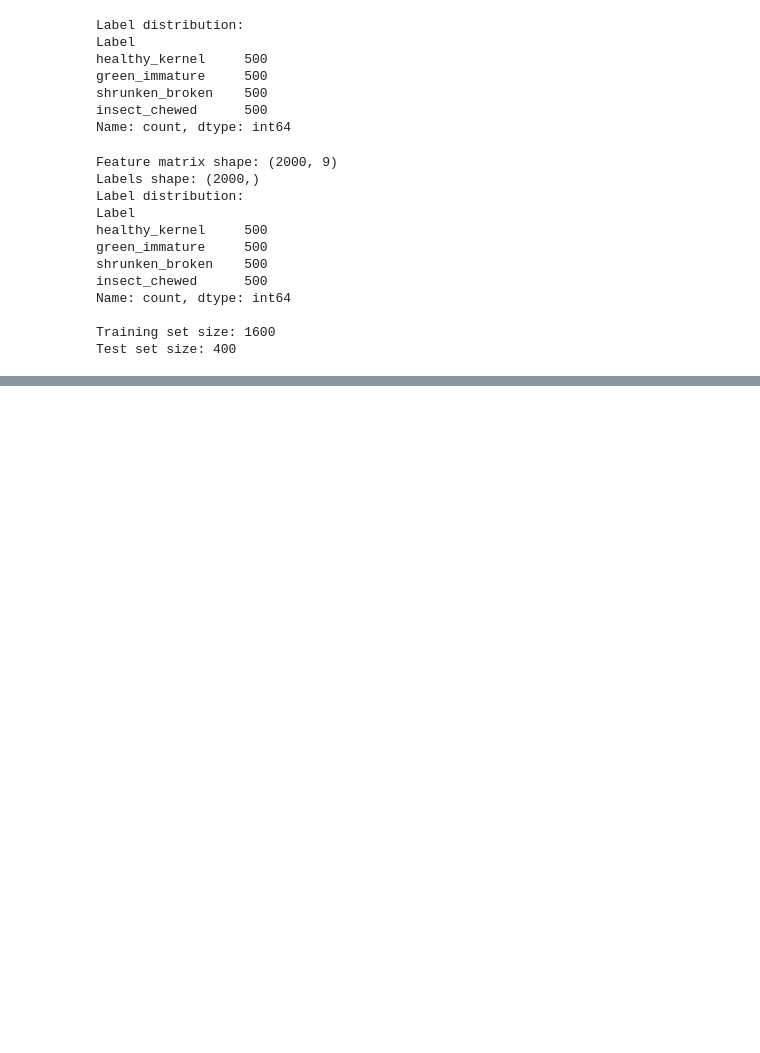
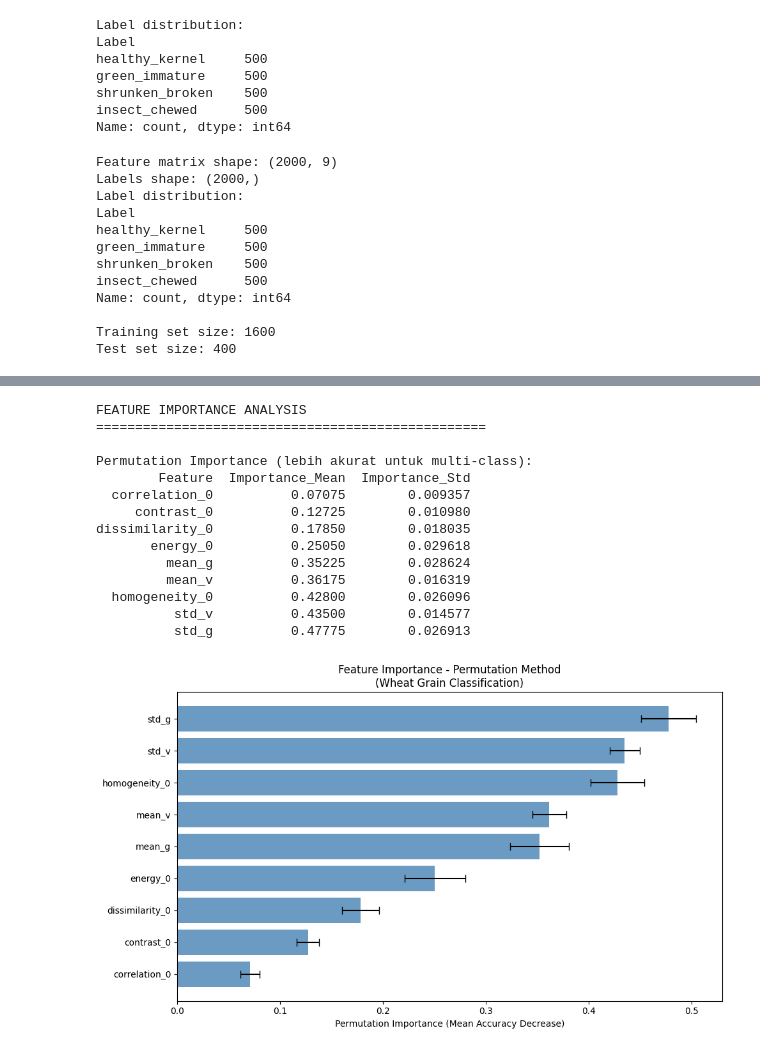
Before and after one commit to fahrezyman/wheat-classification, a Jupyter notebook: src/ASW_Wheat_Grain_Classifier.ipynb, the cells around one changed output, grey strips where cells are left out. Cells and saved outputs as stored; diff of their text form; code cells hidden in the pictures; blank space fills up the shorter version.

Commit message:
Classification Revision - adding Cross Validation and Permuatation Feature Importance

```diff
--- a/src/ASW_Wheat_Grain_Classifier.ipynb
+++ b/src/ASW_Wheat_Grain_Classifier.ipynb
@@ -377,0 +380,54 @@ plt.show()
+# %%
+# ================================================
+# FIX 4: Feature Importance yang lebih akurat
+# menggunakan Permutation Importance
+# Lebih reliable untuk multi-class dibanding coef_
+# ================================================
+print("FEATURE IMPORTANCE ANALYSIS")
+print("="*50)
+
+# Permutation Importance - lebih akurat untuk multi-class
+perm_result = permutation_importance(
+    clf_LinearSVC, X_test_scaled, y_test,
+    n_repeats=10, random_state=42
+)
+
+feature_names = X.columns.tolist()
+perm_importance_df = pd.DataFrame({
+    'Feature': feature_names,
+    'Importance_Mean': perm_result.importances_mean,
+    'Importance_Std': perm_result.importances_std
+}).sort_values('Importance_Mean', ascending=True)
+
+print("\nPermutation Importance (lebih akurat untuk multi-class):")
+print(perm_importance_df.to_string(index=False))
+
+# Visualisasi Permutation Importance
+plt.figure(figsize=(10, 6))
+plt.barh(
+    range(len(perm_importance_df)),
+    perm_importance_df['Importance_Mean'],
+    xerr=perm_importance_df['Importance_Std'],
+    color='steelblue', alpha=0.8, capsize=4
+)
+plt.yticks(range(len(perm_importance_df)), perm_importance_df['Feature'])
+plt.xlabel('Permutation Importance (Mean Accuracy Decrease)')
+plt.title('Feature Importance - Permutation Method\n(Wheat Grain Classification)')
+plt.tight_layout()
+plt.show()
+# %% [output]
+FEATURE IMPORTANCE ANALYSIS
+==================================================
+
+Permutation Importance (lebih akurat untuk multi-class):
+        Feature  Importance_Mean  Importance_Std
+  correlation_0          0.07075        0.009357
+     contrast_0          0.12725        0.010980
+dissimilarity_0          0.17850        0.018035
+       energy_0          0.25050        0.029618
+         mean_g          0.35225        0.028624
+         mean_v          0.36175        0.016319
+  homogeneity_0          0.42800        0.026096
+          std_v          0.43500        0.014577
+          std_g          0.47775        0.026913
+[figure, added]
```
Also changed, not shown: parts of 12 cells of this notebook.
